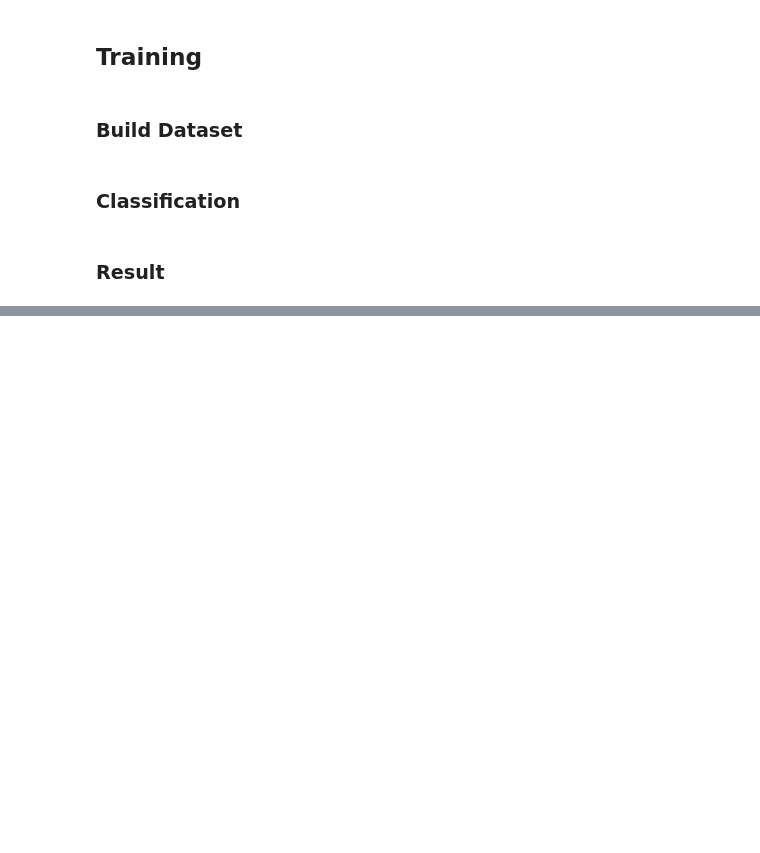
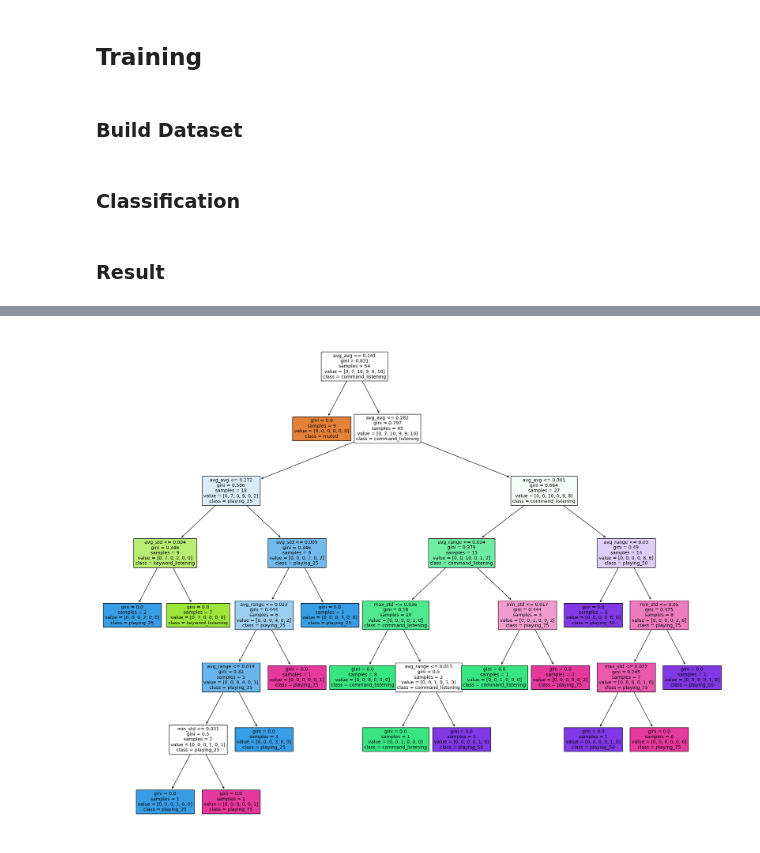
Before and after one commit to xavier-shaw/IoT-Prosector, a Jupyter notebook: IoT-Auditor-hardware/main.ipynb, the cells around one changed output, grey strips where cells are left out. Drawn from its saved outputs; the diff is of its cells as text; code cells hidden in the pictures; blank space fills up the shorter version.

```diff
--- a/IoT-Auditor-hardware/main.ipynb
+++ b/IoT-Auditor-hardware/main.ipynb
@@ -401,0 +387,17 @@ Average Accuracy without feature 6: 0.6667
+# %%
+# from dtreeviz.trees import dtreeviz # remember to load the package
+from sklearn import tree
+
+fig = plt.figure(figsize=(25,20))
+_ = tree.plot_tree(clf,
+                   feature_names=features,
+                   class_names=states,
+                   filled=True)
+# viz = dtreeviz(clf, feature_dataset_X, feature_dataset_Y,
+#                 target_name="target",
+#                 feature_names=features,
+#                 class_names=states)
+
+# viz
+# %% [output]
+[figure, added]
```
Also changed, not shown: parts of 5 cells of this notebook, 11 other files.
